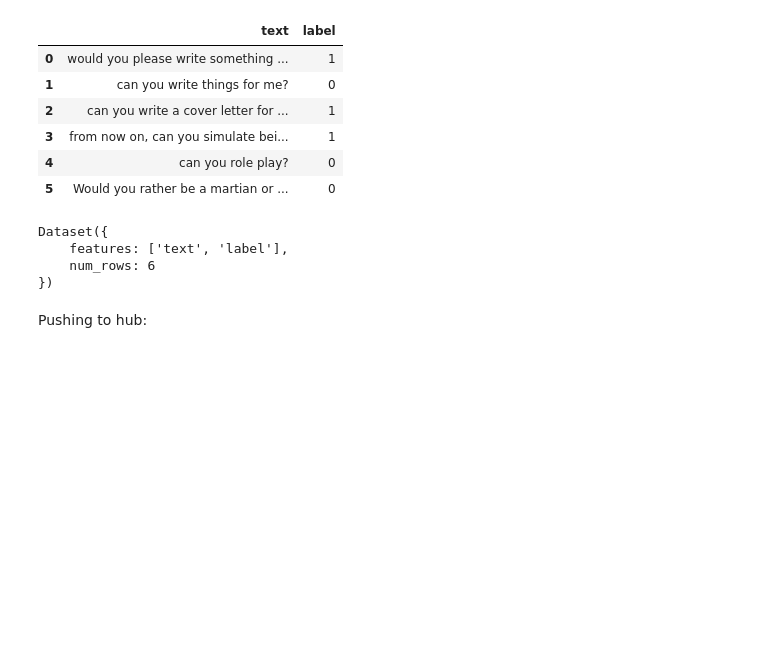
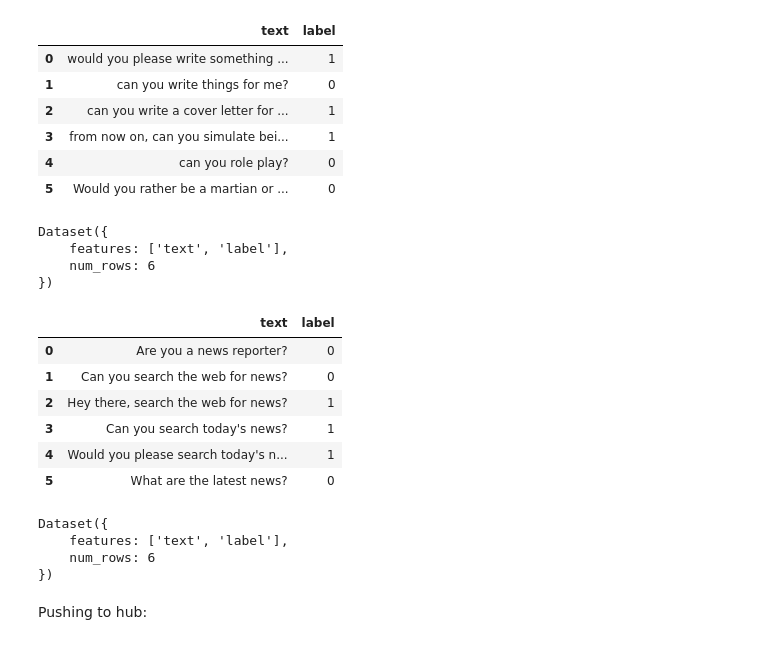
Before and after one commit to reddgr/chatbot-response-scoring-scbn-rqtl, a Jupyter notebook: prompt-labeling-notebook.ipynb, the cells around one changed output. Saved outputs shown, nothing was run; the diff lists cells and outputs as text; code cells hidden in the pictures; blank space fills up the shorter version.

```diff
--- a/prompt-labeling-notebook.ipynb
+++ b/prompt-labeling-notebook.ipynb
@@ -223,6 +223,34 @@ Dataset({
     features: ['text', 'label'],
     num_rows: 6
 })
+# %%
+# Create a list of dictionaries with label and text data. For example, we'll create some QUESTION (0) and REQUEST (1) examples:
+label_map = {0: "question", 1: "request"}
+dict_examples = [
+    {'text': 'Are you a news reporter?', 'label': 0},
+    {'text': 'Can you search the web for news?', 'label': 0},
+    {'text': 'Hey there, search the web for news?', 'label': 1},
+    {'text': 'Can you search today\'s news?', 'label': 1},
+    {'text': 'Would you please search today\'s news?', 'label': 1},
+    {'text': 'What are the latest news?', 'label': 0}
+]
+# Create a dataframe from the list of dictionaries
+df_examples = pd.DataFrame(dict_examples)
+display(df_examples)
+new_dataset_records = Dataset.from_pandas(df_examples)
+print(new_dataset_records)
+# %% [output]
+|  | text | label |
+| 0 | Are you a news reporter? | 0 |
+| 1 | Can you search the web for news? | 0 |
+| 2 | Hey there, search the web for news? | 1 |
+| 3 | Can you search today's news? | 1 |
+| 4 | Would you please search today's n... | 1 |
+| 5 | What are the latest news? | 0 |
+Dataset({
+    features: ['text', 'label'],
+    num_rows: 6
+})
 # %% [markdown]
 Pushing to hub:
 # %%
```
Also changed, not shown: parts of 4 cells of this notebook, 2 other files.
